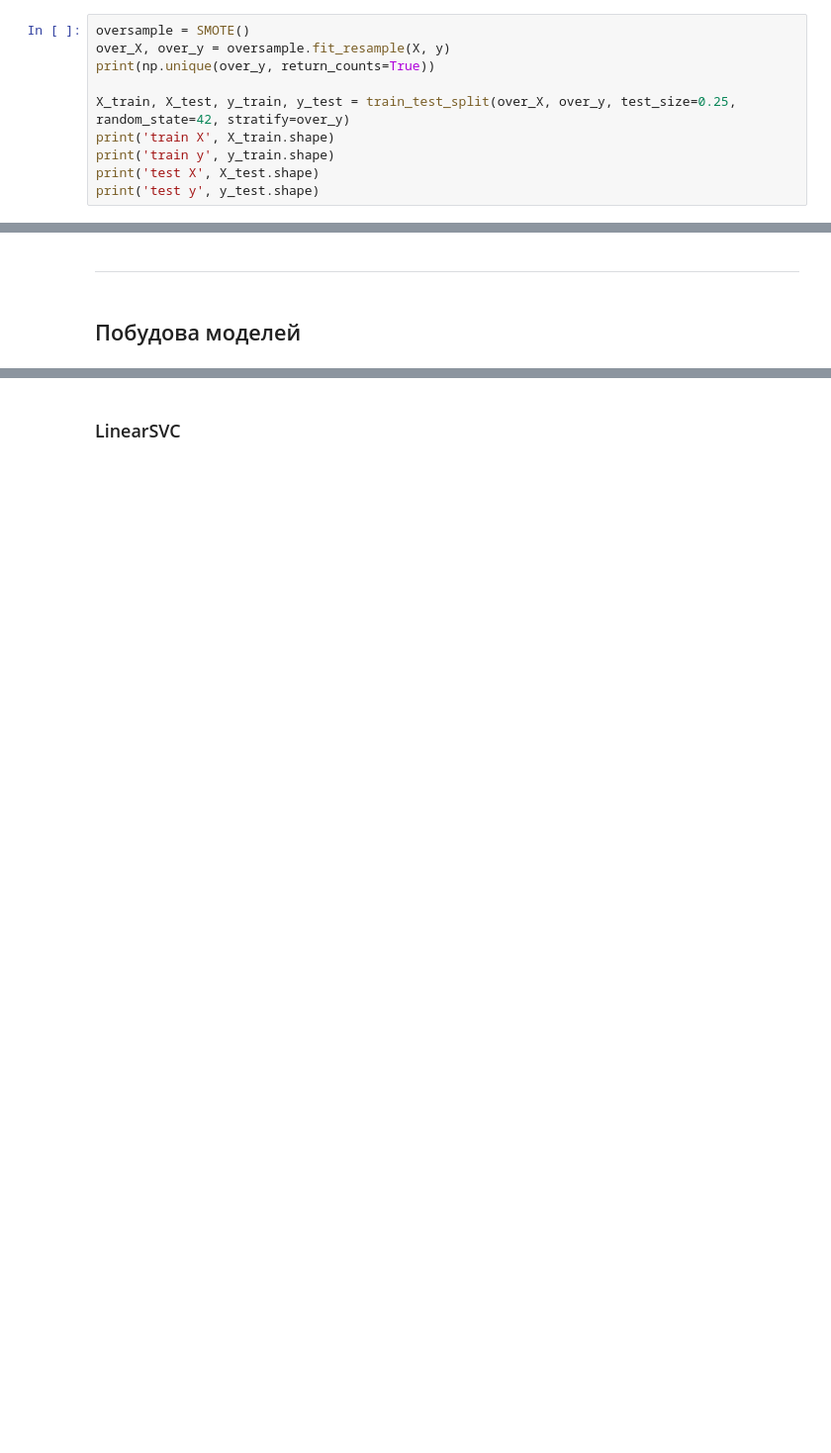
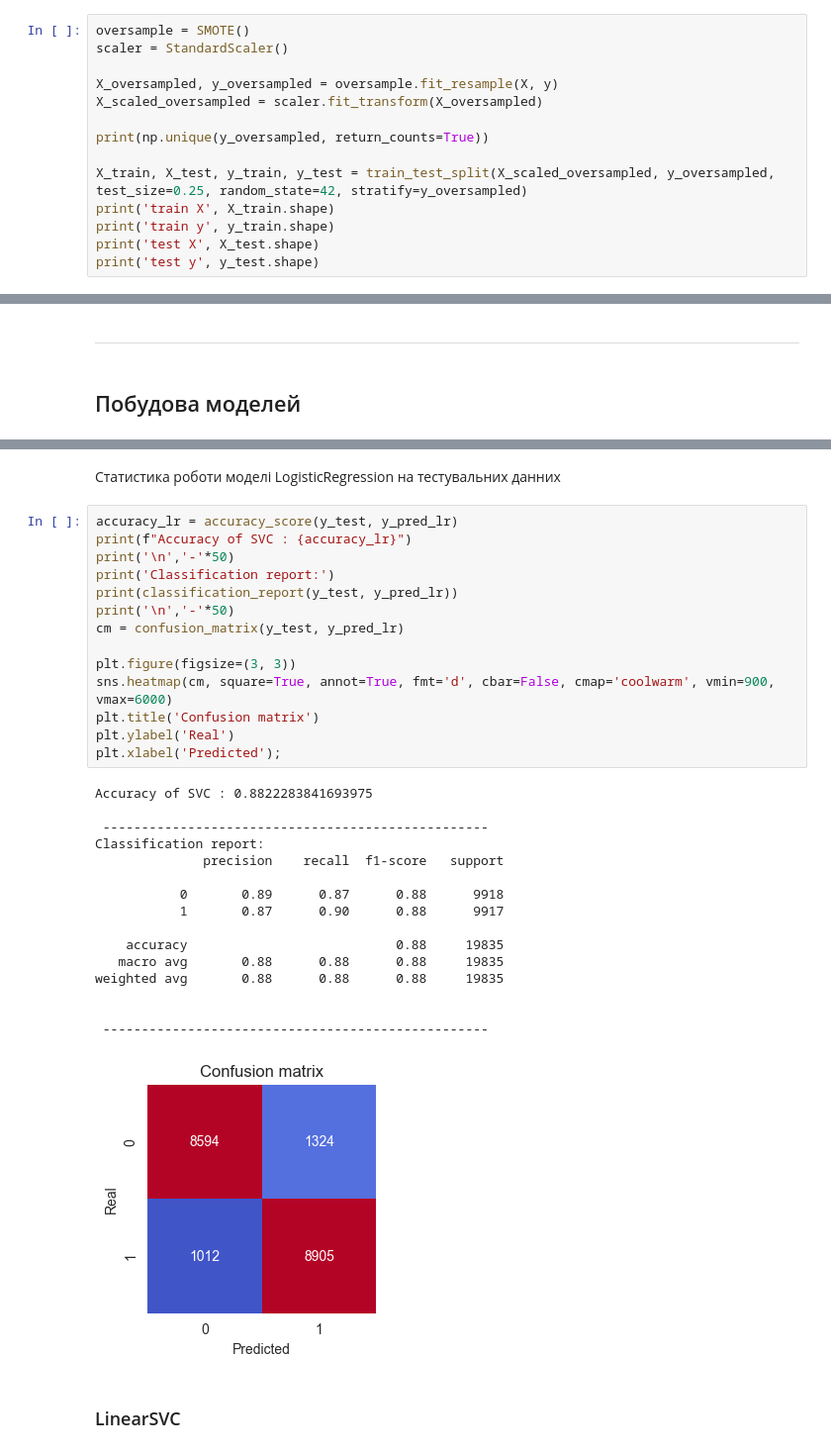
Before and after one commit to serzhu/DS_final_project, a Jupyter notebook: notebooks/internet_service_churn_Serhii.ipynb, the cells around one changed output, grey strips where cells are left out. Shown: that part at 99% size. Saved outputs shown, nothing was run; the diff lists cells and outputs as text; blank space fills up the shorter version.

```diff
--- a/notebooks/internet_service_churn_Serhii.ipynb
+++ b/notebooks/internet_service_churn_Serhii.ipynb
@@ -171,9 +175,13 @@ Name: count, dtype: int64
 # %%
 oversample = SMOTE()
-over_X, over_y = oversample.fit_resample(X, y)
-print(np.unique(over_y, return_counts=True))
+scaler = StandardScaler()
 
-X_train, X_test, y_train, y_test = train_test_split(over_X, over_y, test_size=0.25, random_state=42, stratify=over_y)
+X_oversampled, y_oversampled = oversample.fit_resample(X, y)
+X_scaled_oversampled = scaler.fit_transform(X_oversampled)
+
+print(np.unique(y_oversampled, return_counts=True))
+
+X_train, X_test, y_train, y_test = train_test_split(X_scaled_oversampled, y_oversampled, test_size=0.25, random_state=42, stratify=y_oversampled)
 print('train X', X_train.shape)
 print('train y', y_train.shape)
 print('test X', X_test.shape)
@@ -198,3 +236,36 @@ scaler = StandardScaler()
+# %% [markdown]
+Статистика роботи моделі LogisticRegression на тестувальних данних
+# %%
+accuracy_lr = accuracy_score(y_test, y_pred_lr)
+print(f"Accuracy of SVC : {accuracy_lr}")
+print('\n','-'*50)
+print('Classification report:')
+print(classification_report(y_test, y_pred_lr))
+print('\n','-'*50)
+cm = confusion_matrix(y_test, y_pred_lr)
+
+plt.figure(figsize=(3, 3))
+sns.heatmap(cm, square=True, annot=True, fmt='d', cbar=False, cmap='coolwarm', vmin=900, vmax=6000)
+plt.title('Confusion matrix')
+plt.ylabel('Real')
+plt.xlabel('Predicted');
+# %% [output]
+Accuracy of SVC : 0.8822283841693975
+
+ --------------------------------------------------
+Classification report:
+              precision    recall  f1-score   support
+
+           0       0.89      0.87      0.88      9918
+           1       0.87      0.90      0.88      9917
+
+    accuracy                           0.88     19835
+   macro avg       0.88      0.88      0.88     19835
+weighted avg       0.88      0.88      0.88     19835
+
+
+ --------------------------------------------------
+[figure, added]
 # %% [markdown]
 ### LinearSVC
 # %%
```
Also changed, not shown: parts of 35 cells of this notebook, 6 other files.
